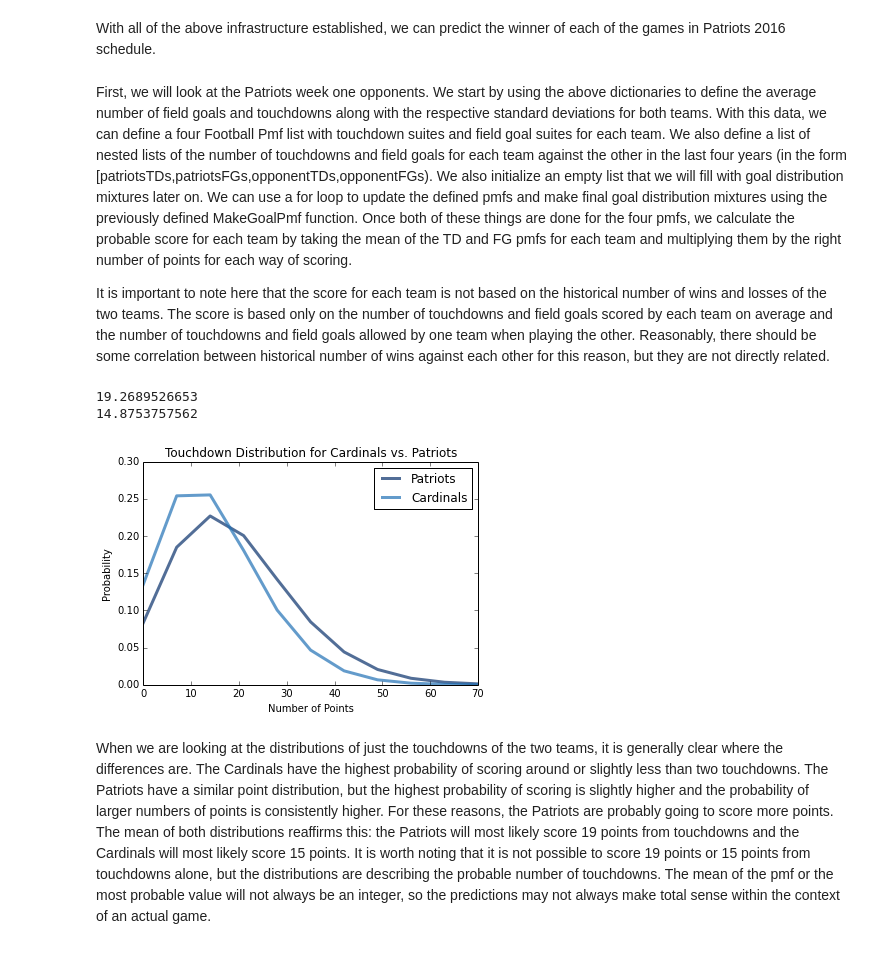
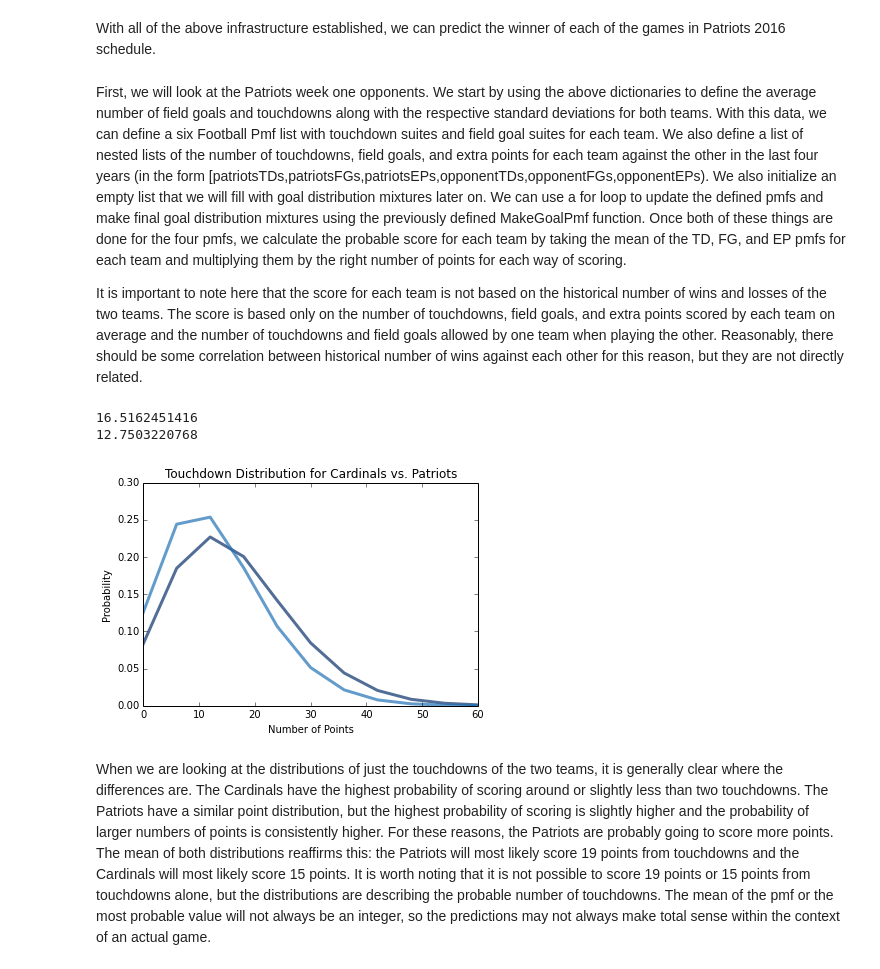
Before and after one commit to bwerth/ThinkBayes2, a Jupyter notebook: code/finalproject.ipynb, the cells around one changed output. Saved outputs shown, nothing was run; the diff lists cells and outputs as text; code cells hidden in the pictures.

Commit message:
Added Extra Points

```diff
--- a/code/finalproject.ipynb
+++ b/code/finalproject.ipynb
@@ -33,12 +48,28 @@ In order to answer the posed question, it is important to have data of the past
 # %%
 NFLTDsDict = {'Patriots':(3.125,.781),'Saints':(3.125,.781),'Packers':(2.85,.71),'Broncos':(3.225,.806),'Redskins':(2.375,.5935),'Giants':(2.475,.5935),'Falcons':(2.4,.575),'Seahawks':(2.65,.66),'Texans':(2.15,.535),'Panthers':(2.6,.6),'49ers':(2.05,.51),'Buccaneers':(2.05,.51),'Ravens':(2.125,.531),'Lions':(2.45,.61),'Bengals':(2.7,.65),'Cowboys':(2.475,.6185),'Bills':(2.175,.5435),'Steelers':(2.45,.61),'Vikings':(2.125,.531),'Colts':(2.425,.606),'Bears':(2.325,.581),'Chargers':(2.225,.556),'Eagles':(2.525,.631),'Dolphins':(2.1,.5),'Browns':(1.775,.4435),'Raiders':(2.025,.506),'Titans':(1.975,.4935),'Rams':(1.825,.456),'Jets':(1.925,.481),'Jaguars':(1.75,.435),'Cardinals':(2.125,.531),'Chiefs':(2.1,.5)}
 NFLFGsDict = {'Patriots':(2.025,.506),'Saints':(1.25,.31),'Packers':(1.725,.431),'Broncos':(1.7,.4),'Redskins':(1.45,.36),'Giants':(1.725,.431),'Falcons':(1.75,.435),'Seahawks':(1.8,.4475),'Texans':(1.75,.435),'Panthers':(1.525,.381),'49ers':(1.725,.431),'Buccaneers':(1.55,.385),'Ravens':(2,.475),'Lions':(1.55,.385),'Bengals':(1.5,.35),'Cowboys':(1.725,.431),'Bills':(1.725,.431),'Steelers':(1.95,.485),'Vikings':(1.875,.4685),'Colts':(1.8,.4475),'Bears':(1.55,.385),'Chargers':(1.675,.4185),'Eagles':(1.6,.375),'Dolphins':(1.4,.3475),'Browns':(1.625,.406),'Raiders':(1.425,.356),'Titans':(1.325,.331),'Rams':(1.45,.36),'Jets':(1.775,.4435),'Jaguars':(1.45,.36),'Cardinals':(1.725,.431),'Chiefs':(1.7,.4)}
+NFLEPsDict = {'Patriots':(3.328125,.832),'Saints':(3.046875,.761718),'Packers':(2.828125,.707031),'Broncos':(3.453125,.863281),'Redskins':(2.406,.60156),'Giants':(2.578125,.644531),'Falcons':(2.453125,.613281),'Seahawks':(2.671875,.667968),'Texans':(2.234375,.558),'Panthers':(2.734375,.683),'49ers':(2.203125,.54),'Buccaneers':(2.0625,.515625),'Ravens':(2.171875,.542968),'Lions':(2.3125,.578),'Bengals':(2.84375,.710),'Cowboys':(2.578125,.644),'Bills':(2.125,.531),'Steelers':(2.3475,.585),'Vikings':(2.203125,.55078125),'Colts':(2.390625,.597),'Bears':(2.28125,.57),'Chargers':(2.328,.582),'Eagles':(2.59375,.6484375),'Dolphins':(2.125,.531),'Browns':(1.78125,.445),'Raiders':(2,.475),'Titans':(2.0625,.515),'Rams':(1.890625,.472),'Jets':(1.90625,.47656),'Jaguars':(1.484375,.371),'Cardinals':(2.21875,.55468),'Chiefs':(2.28125,.57)}
 # %% [markdown]
 With all of the above infrastructure established, we can predict the winner of each of the games in Patriots 2016 schedule.
 # %% [markdown]
-   First, we will look at the Patriots week one opponents. We start by using the above dictionaries to define the average number of field goals and touchdowns along with the respective standard deviations for both teams. With this data, we can define a four Football Pmf list with touchdown suites and field goal suites for each team. We also define a list of nested lists of the number of touchdowns and field goals for each team against the other in the last four years (in the form [patriotsTDs,patriotsFGs,opponentTDs,opponentFGs). We also initialize an empty list that we will fill with goal distribution mixtures later on. We can use a for loop to update the defined pmfs and make final goal distribution mixtures using the previously defined MakeGoalPmf function. Once both of these things are done for the four pmfs, we calculate the probable score for each team by taking the mean of the TD and FG pmfs for each team and multiplying them by the right number of points for each way of scoring.
+   First, we will look at the Patriots week one opponents. We start by using the above dictionaries to define the average number of field goals and touchdowns along with the respective standard deviations for both teams. With this data, we can define a six Football Pmf list with touchdown suites and field goal suites for each team. We also define a list of nested lists of the number of touchdowns, field goals, and extra points for each team against the other in the last four years (in the form [patriotsTDs,patriotsFGs,patriotsEPs,opponentTDs,opponentFGs,opponentEPs). We also initialize an empty list that we will fill with goal distribution mixtures later on. We can use a for loop to update the defined pmfs and make final goal distribution mixtures using the previously defined MakeGoalPmf function. Once both of these things are done for the four pmfs, we calculate the probable score for each team by taking the mean of the TD, FG, and EP pmfs for each team and multiplying them by the right number of points for each way of scoring.
 
-   It is important to note here that the score for each team is not based on the historical number of wins and losses of the two teams. The score is based only on the number of touchdowns and field goals scored by each team on average and the number of touchdowns and field goals allowed by one team when playing the other. Reasonably, there should be some correlation between historical number of wins against each other for this reason, but they are not directly related.
+   It is important to note here that the score for each team is not based on the historical number of wins and losses of the two teams. The score is based only on the number of touchdowns, field goals, and extra points scored by each team on average and the number of touchdowns and field goals allowed by one team when playing the other. Reasonably, there should be some correlation between historical number of wins against each other for this reason, but they are not directly related.
+# %%
+PatriotsTDAverage, PatriotsTDSTD = NFLTDsDict['Patriots']
+PatriotsFGAverage, PatriotsFGSTD = NFLFGsDict['Patriots']
+PatriotsEPAverage, PatriotsEPSTD = NFLEPsDict['Patriots']
+CardinalsTDAverage, CardinalsTDSTD = NFLTDsDict['Cardinals']
+CardinalsFGAverage, CardinalsFGSTD = NFLFGsDict['Cardinals']
+CardinalsEPAverage, CardinalsEPSTD = NFLEPsDict['Cardinals']
+PatriotsVsCardinals = [Football(PatriotsTDAverage,PatriotsTDSTD,4),Football(PatriotsFGAverage,PatriotsFGSTD,4),Football(PatriotsEPAverage,PatriotsEPSTD,4),Football(CardinalsTDAverage,CardinalsTDSTD,4),Football(CardinalsFGAverage,CardinalsFGSTD,4),Football(CardinalsEPAverage,CardinalsEPSTD,4)]
+PatriotsVsCardinalsUpdates = [[1],[4],[0],[2],[2],[2]]
+PatriotsVsCardinalsGD = []
+for i in range(6):
+    PatriotsVsCardinals[i].UpdateSet(PatriotsVsCardinalsUpdates[i])
+    PatriotsVsCardinalsGD.append(MakeGoalPmf(PatriotsVsCardinals[i]))
+PatriotsVsCardinalsDistribution = PatriotsVsCardinalsGD[0].Scale(6)+PatriotsVsCardinalsGD[1].Scale(3)+PatriotsVsCardinalsGD[2]
+CardinalsVsPatriotsDistribution = PatriotsVsCardinalsGD[3].Scale(6)+PatriotsVsCardinalsGD[4].Scale(3)+PatriotsVsCardinalsGD[5]
 # %%
 def GamePrediction(Opponents,Updates):
     OpponentsTDAverage, OpponentsTDSTD = NFLTDsDict[Opponents]
@@ -57,13 +89,13 @@ PatriotsVsCardinalsDistribution, CardinalsVsPatriotsDistribution = GamePredictio
 # %%
-thinkplot.Pdf(PatriotsVsCardinalsGD[0].Scale(7))
-thinkplot.Pdf(PatriotsVsCardinalsGD[2].Scale(7))
+thinkplot.Pdf(PatriotsVsCardinalsGD[0].Scale(6))
+thinkplot.Pdf(PatriotsVsCardinalsGD[5].Scale(6))
 thinkplot.Config(title = 'Touchdown Distribution for Cardinals vs. Patriots',xlabel = 'Number of Points',ylabel = 'Probability')
-print(PatriotsVsCardinalsGD[0].Scale(7).Mean())
-print(PatriotsVsCardinalsGD[2].Scale(7).Mean())
+print(PatriotsVsCardinalsGD[0].Scale(6).Mean())
+print(PatriotsVsCardinalsGD[3].Scale(6).Mean())
 # %% [output]
-19.2689526653
-14.8753757562
+16.5162451416
+12.7503220768
-[figure, old version]
+[figure, new version]
 # %% [markdown]
 When we are looking at the distributions of just the touchdowns of the two teams, it is generally clear where the differences are. The Cardinals have the highest probability of scoring around or slightly less than two touchdowns. The Patriots have a similar point distribution, but the highest probability of scoring is slightly higher and the probability of larger numbers of points is consistently higher. For these reasons, the Patriots are probably going to score more points. The mean of both distributions reaffirms this: the Patriots will most likely score 19 points from touchdowns and the Cardinals will most likely score 15 points. It is worth noting that it is not possible to score 19 points or 15 points from touchdowns alone, but the distributions are describing the probable number of touchdowns. The mean of the pmf or the most probable value will not always be an integer, so the predictions may not always make total sense within the context of an actual game.
 
```
Also changed, not shown: parts of 33 cells of this notebook.
